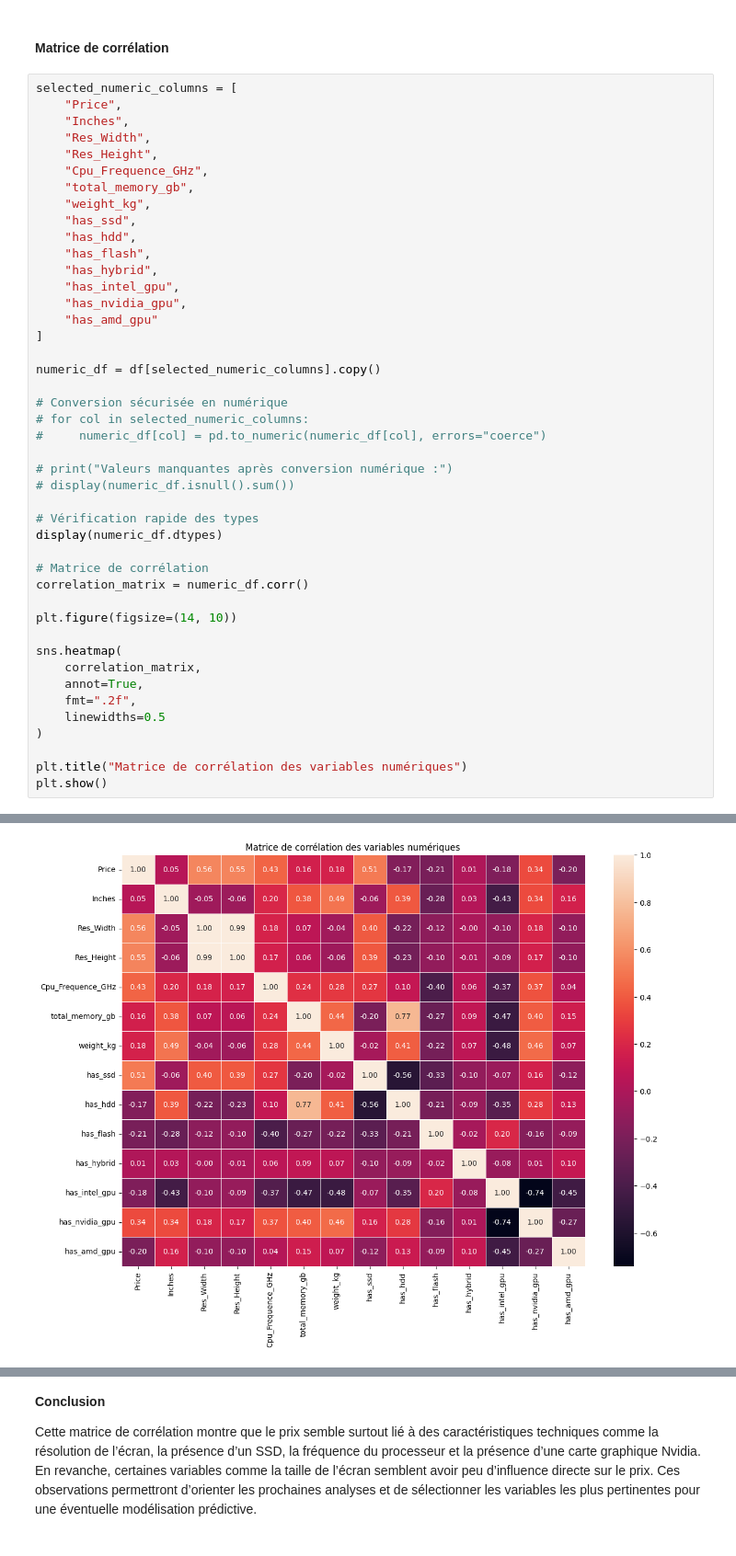
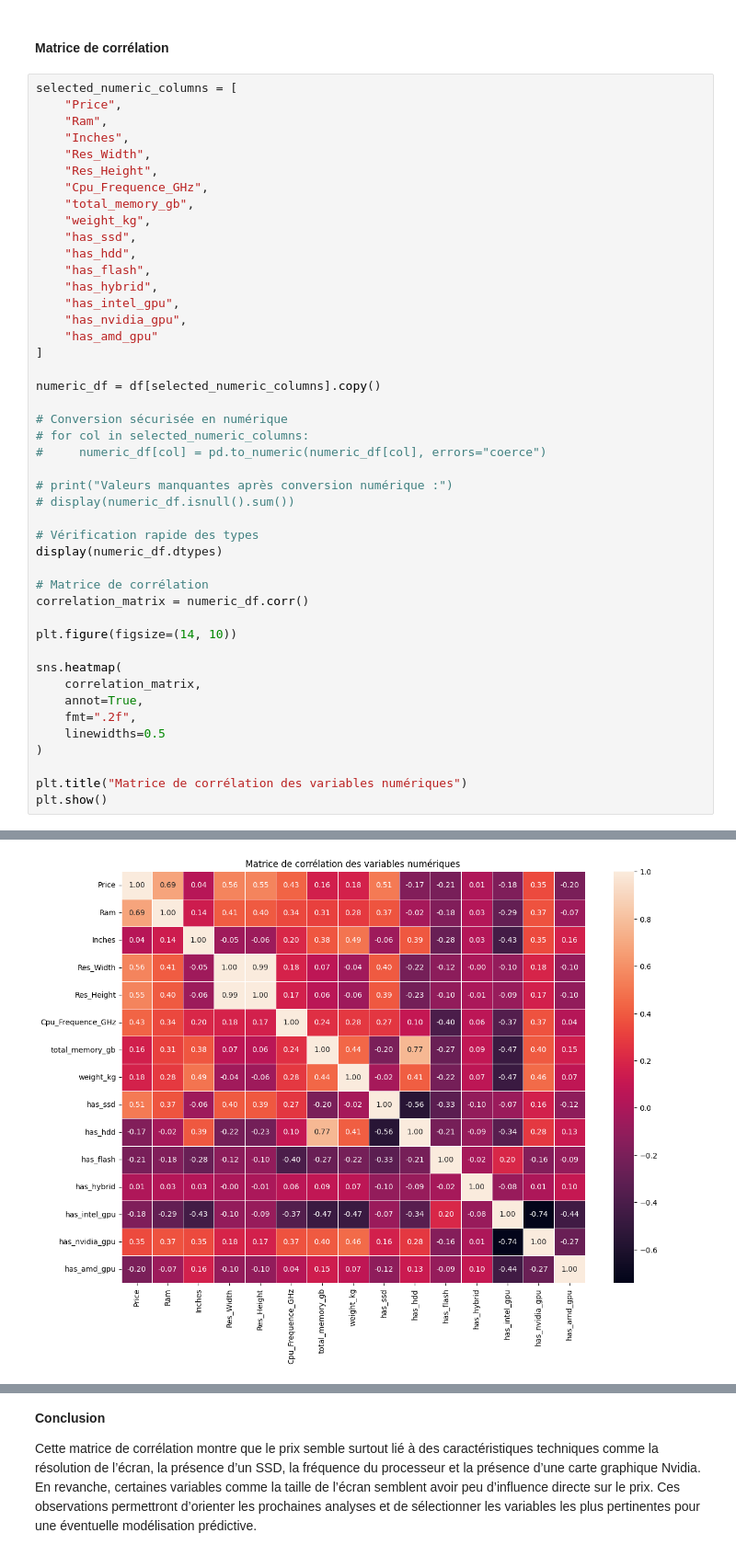
Before and after one commit to aptitek/aptispace-datascience-projet, a Jupyter notebook: notebooks/03_visualisation.ipynb, the cells around one changed output, grey strips where cells are left out. Shown at 92% size. Saved outputs shown, nothing was run; the diff lists cells and outputs as text.

Commit message:
add update on graph

```diff
--- a/notebooks/03_visualisation.ipynb
+++ b/notebooks/03_visualisation.ipynb
@@ -238,6 +243,7 @@ Cette visualisation montre que la capacité totale de stockage n’explique pas
 # %%
 selected_numeric_columns = [
     "Price",
+    "Ram",
     "Inches",
     "Res_Width",
     "Res_Height",
@@ -284,18 +291,18 @@ Price                float64
 Inches               float64
 Res_Width              int64
 Res_Height             int64
 Cpu_Frequence_GHz    float64
 total_memory_gb      float64
 weight_kg            float64
 has_ssd                int64
 has_hdd                int64
 has_flash              int64
 has_hybrid             int64
 has_intel_gpu          int64
 has_nvidia_gpu         int64
 has_amd_gpu            int64
 dtype: object
-[figure, old version]
+[figure, new version]
 # %% [markdown]
 **Analyse**
 
```
Also changed, not shown: parts of 8 cells of this notebook.
